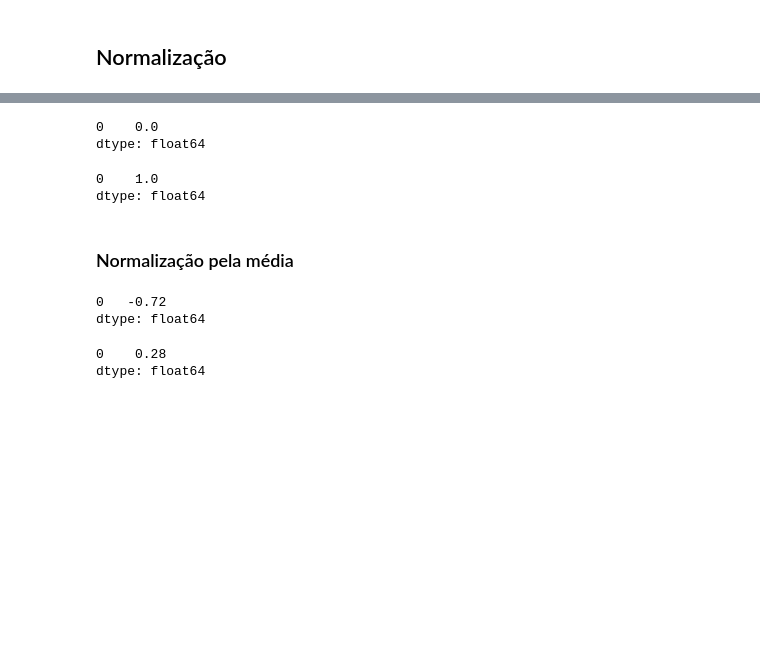
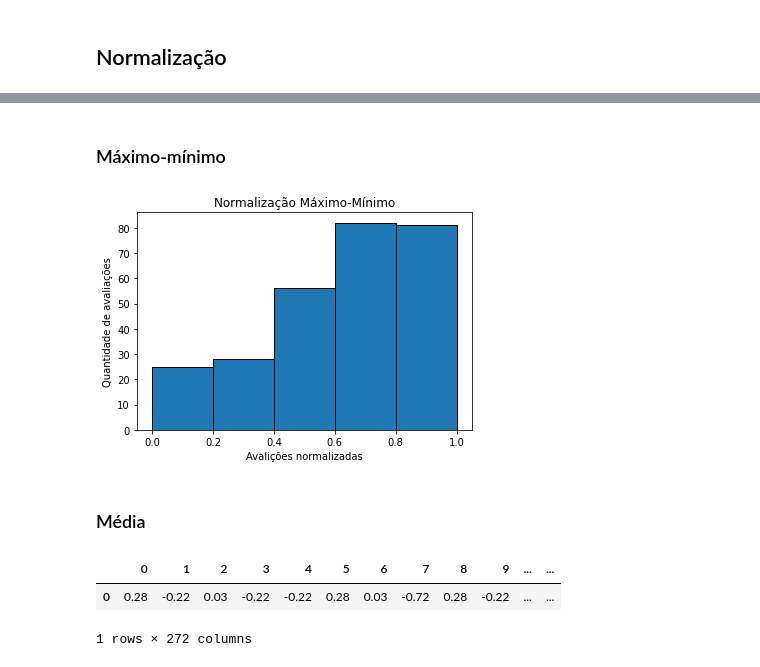
Before and after one commit to gus-phys/AI2-resources, a Jupyter notebook: 02-programacao-python/aula10/ml-100k-pd/ml-100k-pd.ipynb, the cells around one changed output, grey strips where cells are left out. Saved outputs shown, nothing was run; the diff lists cells and outputs as text; code cells hidden in the pictures; blank space fills up the shorter version.

Commit message:
Correction of normalizations and add graphs

```diff
--- a/02-programacao-python/aula10/ml-100k-pd/ml-100k-pd.ipynb
+++ b/02-programacao-python/aula10/ml-100k-pd/ml-100k-pd.ipynb
@@ -773,10 +776,2 @@ def norm_max_min(a, m_id):
-# %%
-norm_max_min(1,1)
-# %% [output]
-0    0.0
-dtype: float64
-# %%
-norm_max_min(5,1)
-# %% [output]
-0    1.0
-dtype: float64
+# %% [markdown]
+### Máximo-mínimo
@@ -783,4 +784,27 @@ dtype: float64
+# %%
+# Define uma função que normaliza, pelo método máximo-mínimo, as avaliações
+def graph_max_min(m_id):
+    idx = m_id - 1
+    movie = cond_item.loc[cond_item['movie id'] == m_id]
+    nmm = data.loc[idx:idx,:].apply(lambda x: (x - movie['min rating'])/(movie['max rating'] - movie['min rating'])).dropna(axis=1).iloc[:,0:-4]
+
+    # Dados para o eixo 'y'
+    y = nmm.T
+
+    # Histograma do Matplotlib
+    plot = plt.hist(y, edgecolor='black', bins=5)
+
+    # Nomes dos eixos
+    plt.title('Normalização Máximo-Mínimo')
+    plt.xlabel('Avalições normalizadas')
+    plt.ylabel('Quantidade de avaliações')
+
+    return(plt.show())
+# %%
+graph_max_min(1)
+# %% [output]
+[figure, added]
 # %% [markdown]
-### Normalização pela média
+### Média
 # %%
 # Define uma função que normaliza, pela média, as avaliações
@@ -790,11 +815,7 @@ def norm_mean(a, m_id):
     return(nm)
-# %%
-norm_mean(1,1)
-# %% [output]
-0   -0.72
-dtype: float64
-# %%
-norm_mean(5,1)
-# %% [output]
-0    0.28
-dtype: float64
+# %%
+norm_mean(1)
+# %% [output]
+|  | 0 | 1 | 2 | 3 | 4 | 5 | 6 | 7 | 8 | 9 | ... | ... |
+| 0 | 0.28 | -0.22 | 0.03 | -0.22 | -0.22 | 0.28 | 0.03 | -0.72 | 0.28 | -0.22 | ... | ... |
+1 rows × 272 columns
```
Also changed, not shown: parts of 19 cells of this notebook, 1 other file.
